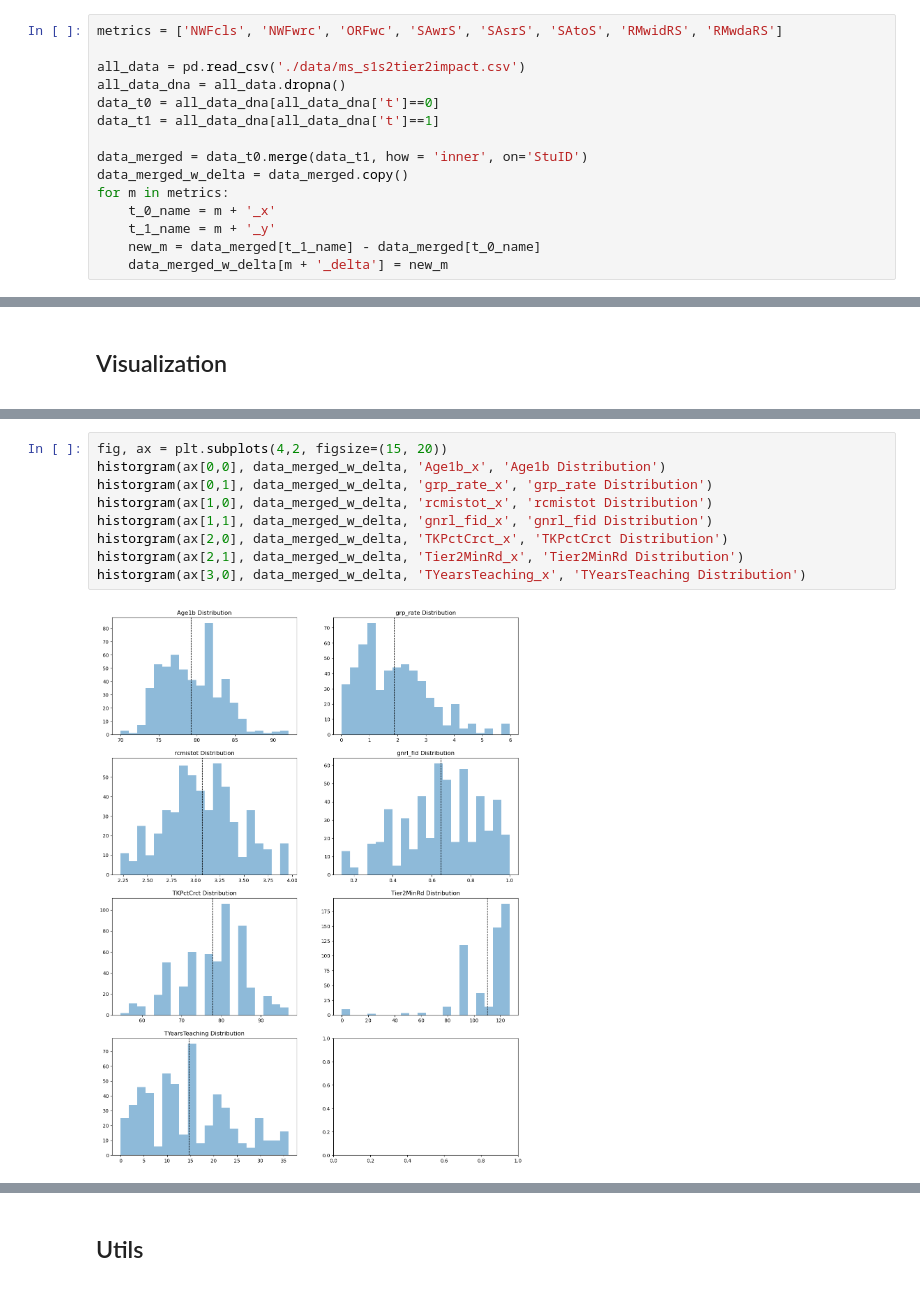
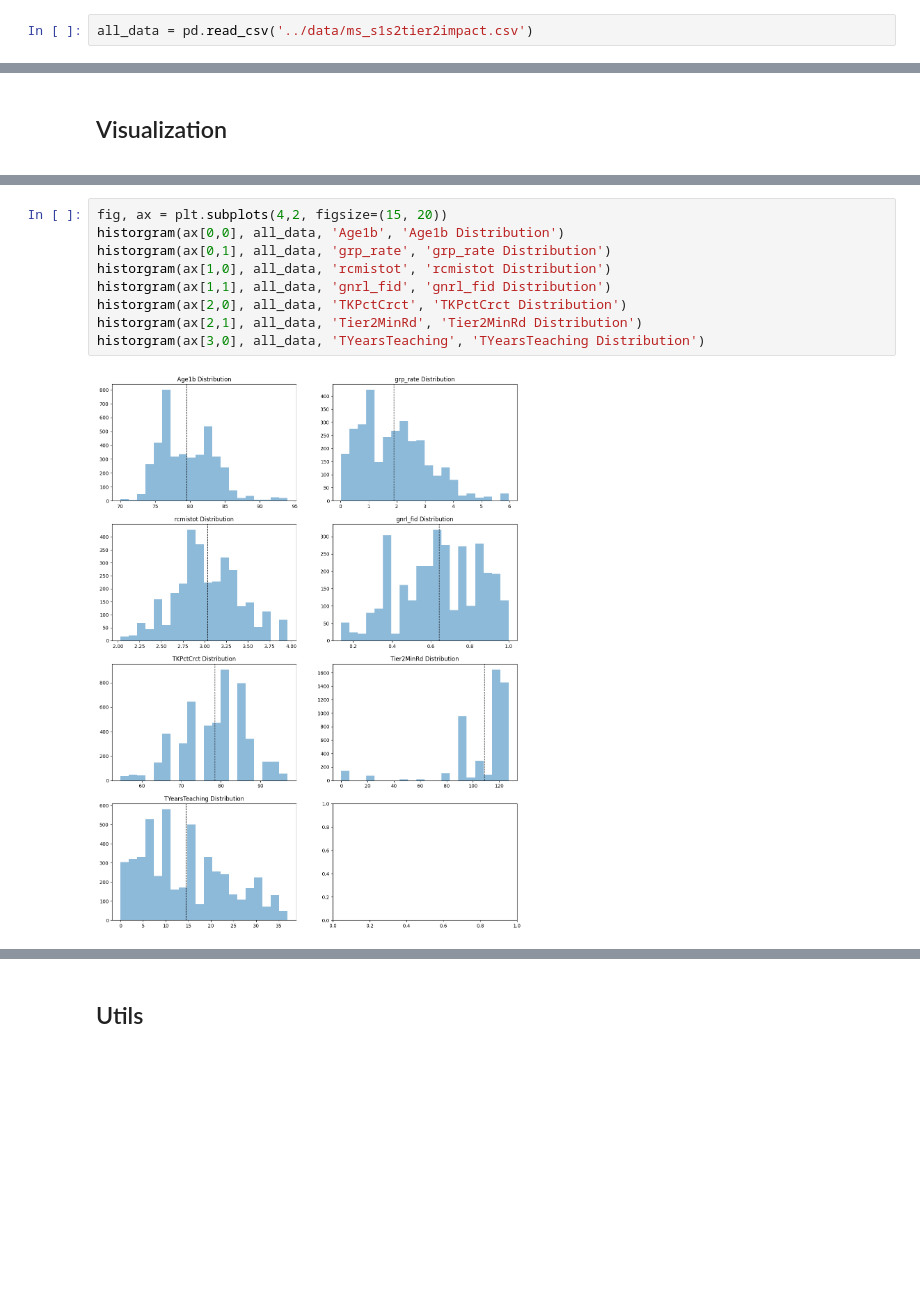
Before and after one commit to oozernov/BU_TEACH, a Jupyter notebook: code/DataVisualization.ipynb, the cells around one changed output, grey strips where cells are left out. Saved outputs shown, nothing was run; the diff lists cells and outputs as text; blank space fills up the shorter version.

```diff
--- a/code/DataVisualization.ipynb
+++ b/code/DataVisualization.ipynb
@@ -15,20 +16,7 @@ import matplotlib.pyplot as plt
 ## Load and preprocess data
 <a id='preprocess'></a>
 # %%
-metrics = ['NWFcls', 'NWFwrc', 'ORFwc', 'SAwrS', 'SAsrS', 'SAtoS', 'RMwidRS', 'RMwdaRS']
-
-all_data = pd.read_csv('./data/ms_s1s2tier2impact.csv')
-all_data_dna = all_data.dropna()
-data_t0 = all_data_dna[all_data_dna['t']==0]
-data_t1 = all_data_dna[all_data_dna['t']==1]
-
-data_merged = data_t0.merge(data_t1, how = 'inner', on='StuID')
-data_merged_w_delta = data_merged.copy()
-for m in metrics:
-    t_0_name = m + '_x'
-    t_1_name = m + '_y'
-    new_m = data_merged[t_1_name] - data_merged[t_0_name]
-    data_merged_w_delta[m + '_delta'] = new_m
+all_data = pd.read_csv('../data/ms_s1s2tier2impact.csv')
 # %% [markdown]
 ## Data summary
 <a id='summary'></a>
@@ -68,14 +134,14 @@ piechart(ax[2,1], data_merged_w_delta, 'Tx_x', 'Tx Makeup')
 # %%
 fig, ax = plt.subplots(4,2, figsize=(15, 20))
-historgram(ax[0,0], data_merged_w_delta, 'Age1b_x', 'Age1b Distribution')
-historgram(ax[0,1], data_merged_w_delta, 'grp_rate_x', 'grp_rate Distribution')
-historgram(ax[1,0], data_merged_w_delta, 'rcmistot_x', 'rcmistot Distribution')
-historgram(ax[1,1], data_merged_w_delta, 'gnrl_fid_x', 'gnrl_fid Distribution')
-historgram(ax[2,0], data_merged_w_delta, 'TKPctCrct_x', 'TKPctCrct Distribution')
-historgram(ax[2,1], data_merged_w_delta, 'Tier2MinRd_x', 'Tier2MinRd Distribution')
-historgram(ax[3,0], data_merged_w_delta, 'TYearsTeaching_x', 'TYearsTeaching Distribution')
+historgram(ax[0,0], all_data, 'Age1b', 'Age1b Distribution')
+historgram(ax[0,1], all_data, 'grp_rate', 'grp_rate Distribution')
+historgram(ax[1,0], all_data, 'rcmistot', 'rcmistot Distribution')
+historgram(ax[1,1], all_data, 'gnrl_fid', 'gnrl_fid Distribution')
+historgram(ax[2,0], all_data, 'TKPctCrct', 'TKPctCrct Distribution')
+historgram(ax[2,1], all_data, 'Tier2MinRd', 'Tier2MinRd Distribution')
+historgram(ax[3,0], all_data, 'TYearsTeaching', 'TYearsTeaching Distribution')
 # %% [output]
-[figure, old version]
+[figure, new version]
 # %%
 metrics = ['NWFcls', 'NWFwrc', 'ORFwc', 'SAwrS', 'SAsrS', 'SAtoS', 'RMwidRS', 'RMwdaRS']
 
```
Also changed, not shown: parts of 13 cells of this notebook.
